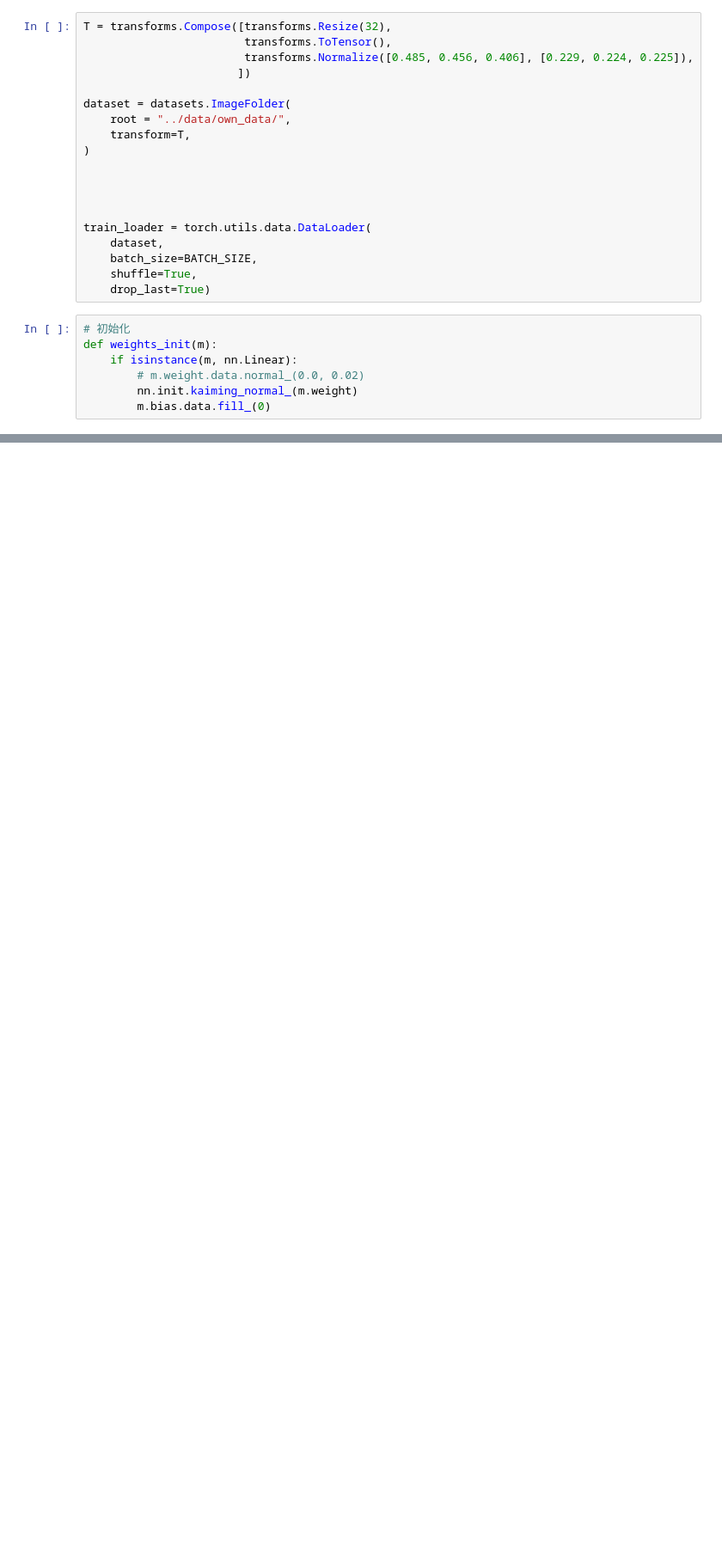
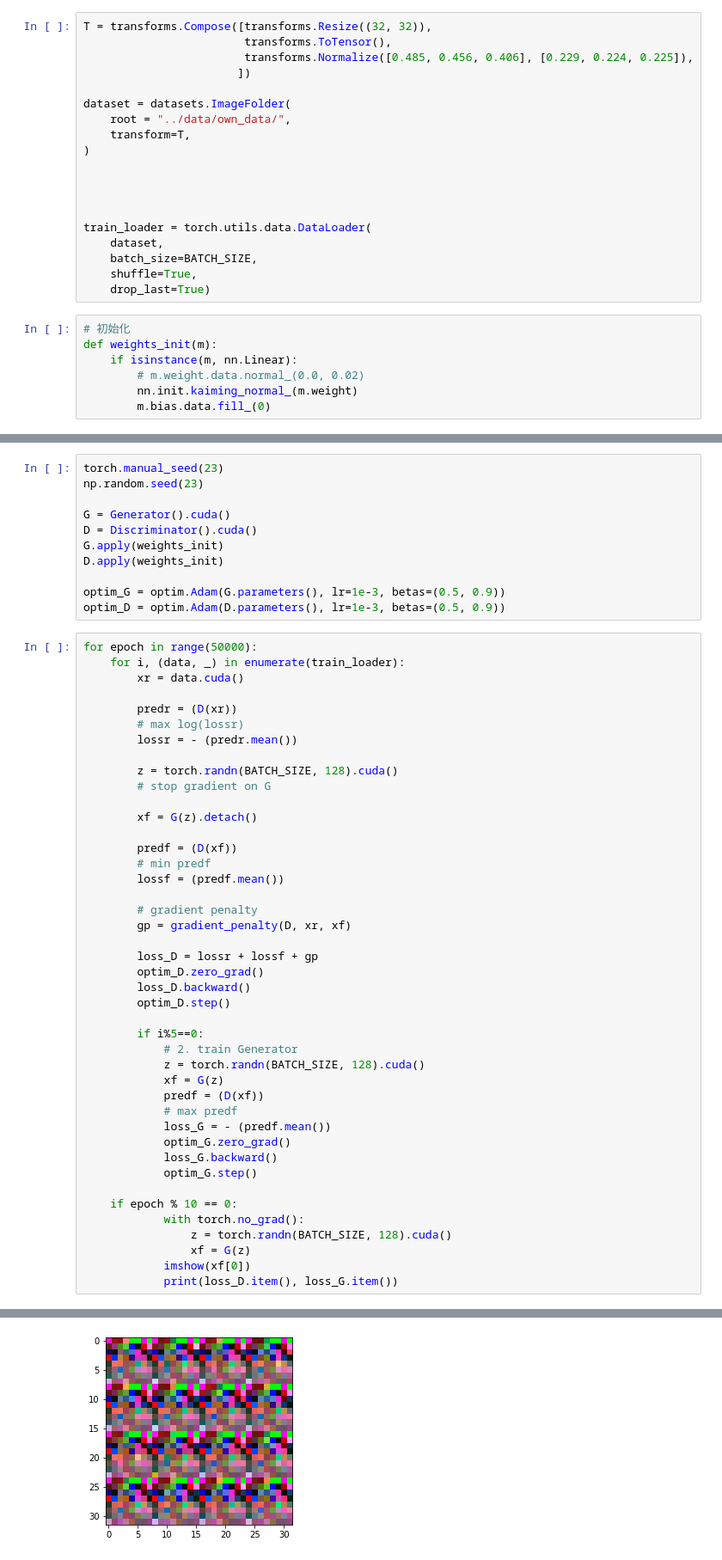
Before and after one commit to ShawnDong98/Generative_Model, a Jupyter notebook: WGAN-GP/WGAN-GP.ipynb, the cells around one changed output, grey strips where cells are left out. Shown at 86% size. Cells and saved outputs as stored; diff of their text form; blank space fills up the shorter version.

```diff
--- a/WGAN-GP/WGAN-GP.ipynb
+++ b/WGAN-GP/WGAN-GP.ipynb
@@ -73,7 +73,7 @@ class Discriminator(nn.Module):
         output = self.linear(output)
         return output
 # %%
-T = transforms.Compose([transforms.Resize(32),
+T = transforms.Compose([transforms.Resize((32, 32)),
                         transforms.ToTensor(),
                         transforms.Normalize([0.485, 0.456, 0.406], [0.229, 0.224, 0.225]),
                        ])
@@ -172,3 +172,58 @@ def show_from_tensor(tensor, title=None):
     if title is not None:
         plt.title(title)
     plt.pause(0.001)
+# %%
+torch.manual_seed(23)
+np.random.seed(23)
+
+G = Generator().cuda()
+D = Discriminator().cuda()
+G.apply(weights_init)
+D.apply(weights_init)
+
+optim_G = optim.Adam(G.parameters(), lr=1e-3, betas=(0.5, 0.9))
+optim_D = optim.Adam(D.parameters(), lr=1e-3, betas=(0.5, 0.9))
+# %%
+for epoch in range(50000):
+    for i, (data, _) in enumerate(train_loader):
+        xr = data.cuda()
+
+        predr = (D(xr))
+        # max log(lossr)
+        lossr = - (predr.mean())
+
+        z = torch.randn(BATCH_SIZE, 128).cuda()
+        # stop gradient on G
+
+        xf = G(z).detach()
+
+        predf = (D(xf))
+        # min predf
+        lossf = (predf.mean())
+
+        # gradient penalty
+        gp = gradient_penalty(D, xr, xf)
+
+        loss_D = lossr + lossf + gp
+        optim_D.zero_grad()
+        loss_D.backward()
+        optim_D.step()
+
+        if i%5==0:
+            # 2. train Generator
+            z = torch.randn(BATCH_SIZE, 128).cuda()
+            xf = G(z)
+            predf = (D(xf))
+            # max predf
+            loss_G = - (predf.mean())
+            optim_G.zero_grad()
+            loss_G.backward()
+            optim_G.step()
+
+    if epoch % 10 == 0:
+            with torch.no_grad():
+                z = torch.randn(BATCH_SIZE, 128).cuda()
+                xf = G(z)
+            imshow(xf[0])
+            print(loss_D.item(), loss_G.item())
+# %% [output]
@@ -174,0 +232 @@ def show_from_tensor(tensor, title=None):
+[figure, added]
```
Also changed, not shown: parts of 1 cell of this notebook.
